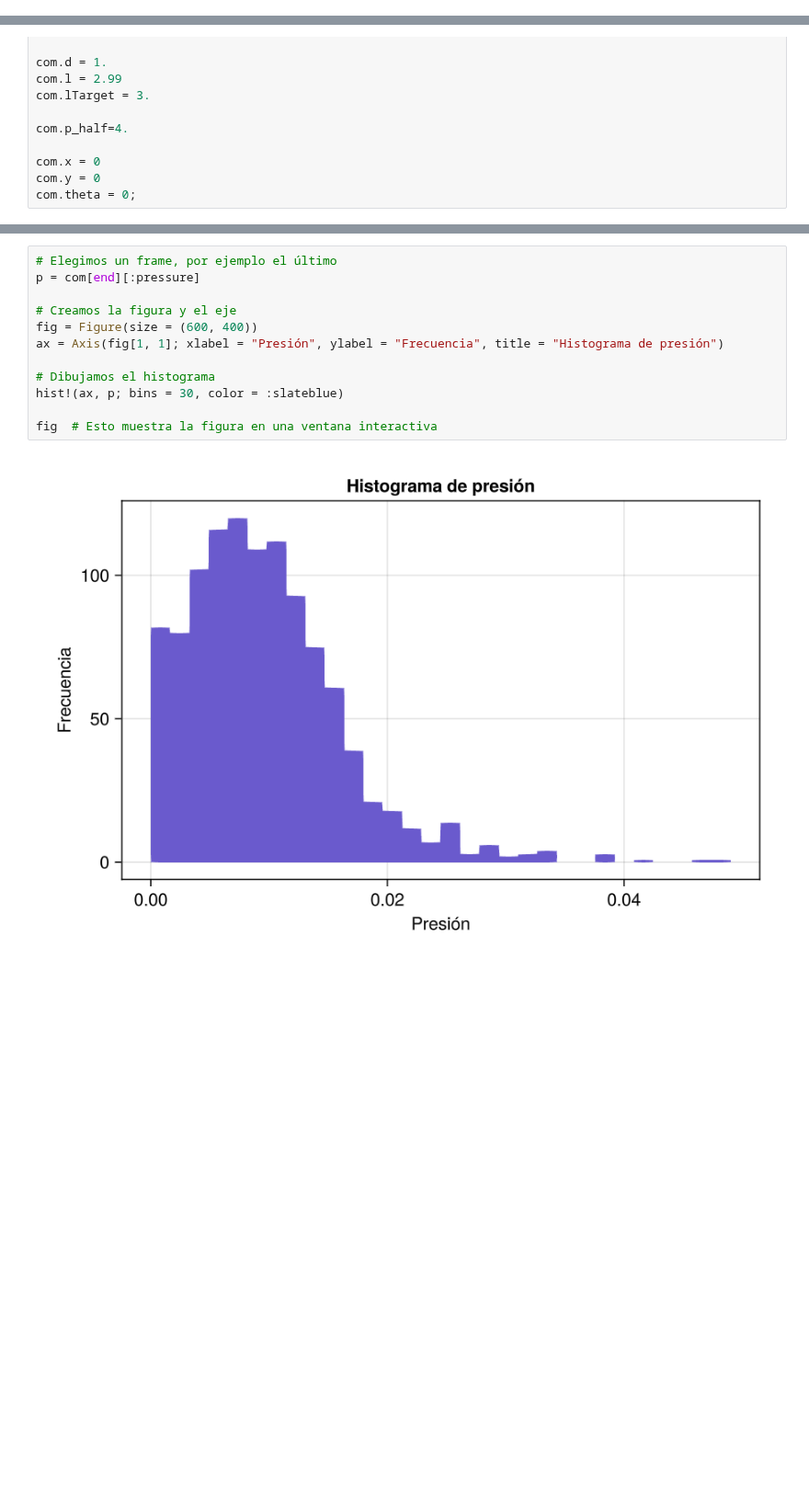
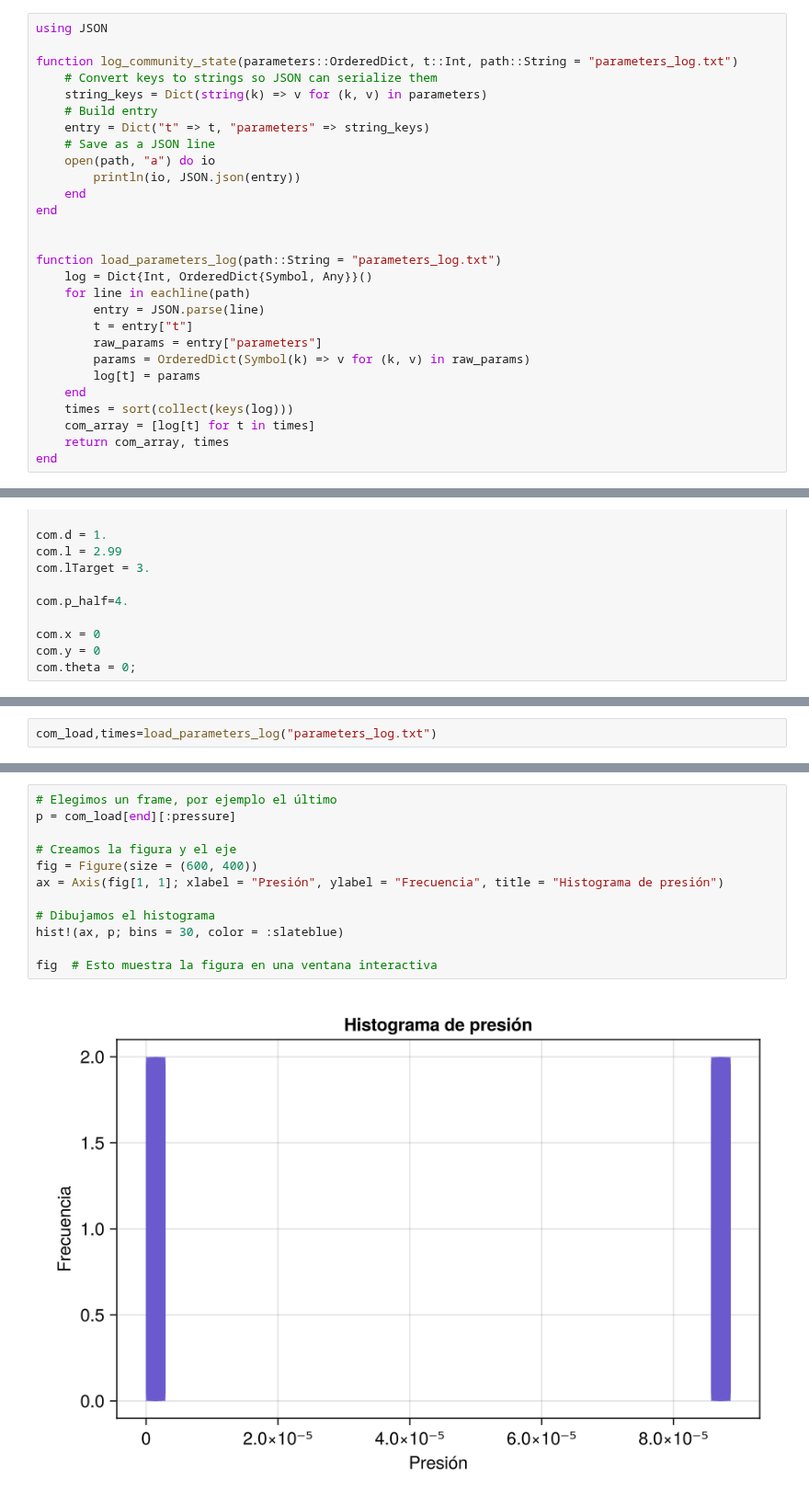
Before and after one commit to dsb-lab/CellBasedModels.jl, a Jupyter notebook: proves/Bacteries_QS.ipynb, the cells around one changed output, grey strips where cells are left out. Shown at 92% size. Drawn from its saved outputs; the diff is of its cells as text; blank space fills up the shorter version.

Commit message:
print com

```diff
--- a/proves/Bacteries_QS.ipynb
+++ b/proves/Bacteries_QS.ipynb
@@ -261,0 +253,28 @@ GLMakie.Screen(...)
+# %%
+using JSON
+
+function log_community_state(parameters::OrderedDict, t::Int, path::String = "parameters_log.txt")
+    # Convert keys to strings so JSON can serialize them
+    string_keys = Dict(string(k) => v for (k, v) in parameters)
+    # Build entry
+    entry = Dict("t" => t, "parameters" => string_keys)
+    # Save as a JSON line
+    open(path, "a") do io
+        println(io, JSON.json(entry))
+    end
+end
+
+
+function load_parameters_log(path::String = "parameters_log.txt")
+    log = Dict{Int, OrderedDict{Symbol, Any}}()
+    for line in eachline(path)
+        entry = JSON.parse(line)
+        t = entry["t"]
+        raw_params = entry["parameters"]
+        params = OrderedDict(Symbol(k) => v for (k, v) in raw_params)
+        log[t] = params
+    end
+    times = sort(collect(keys(log)))
+    com_array = [log[t] for t in times]
+    return com_array, times
+end
@@ -429,0 +559,2 @@ Step: 80000 N: 594
+# %%
+com_load,times=load_parameters_log("parameters_log.txt")
@@ -430,17 +563,17 @@ Step: 80000 N: 594
 # %%
 # Elegimos un frame, por ejemplo el último
-p = com[end][:pressure]
+p = com_load[end][:pressure]
 
 # Creamos la figura y el eje
 fig = Figure(size = (600, 400))
 ax = Axis(fig[1, 1]; xlabel = "Presión", ylabel = "Frecuencia", title = "Histograma de presión")
 
 # Dibujamos el histograma
 hist!(ax, p; bins = 30, color = :slateblue)
 
 fig  # Esto muestra la figura en una ventana interactiva
 # %% [output]
-[figure, old version]
+[figure, new version]
 # %%
 # Colormap común y colorrange fijo
 colormap = :viridis
```
Also changed, not shown: parts of 16 cells of this notebook, 1 other file.
